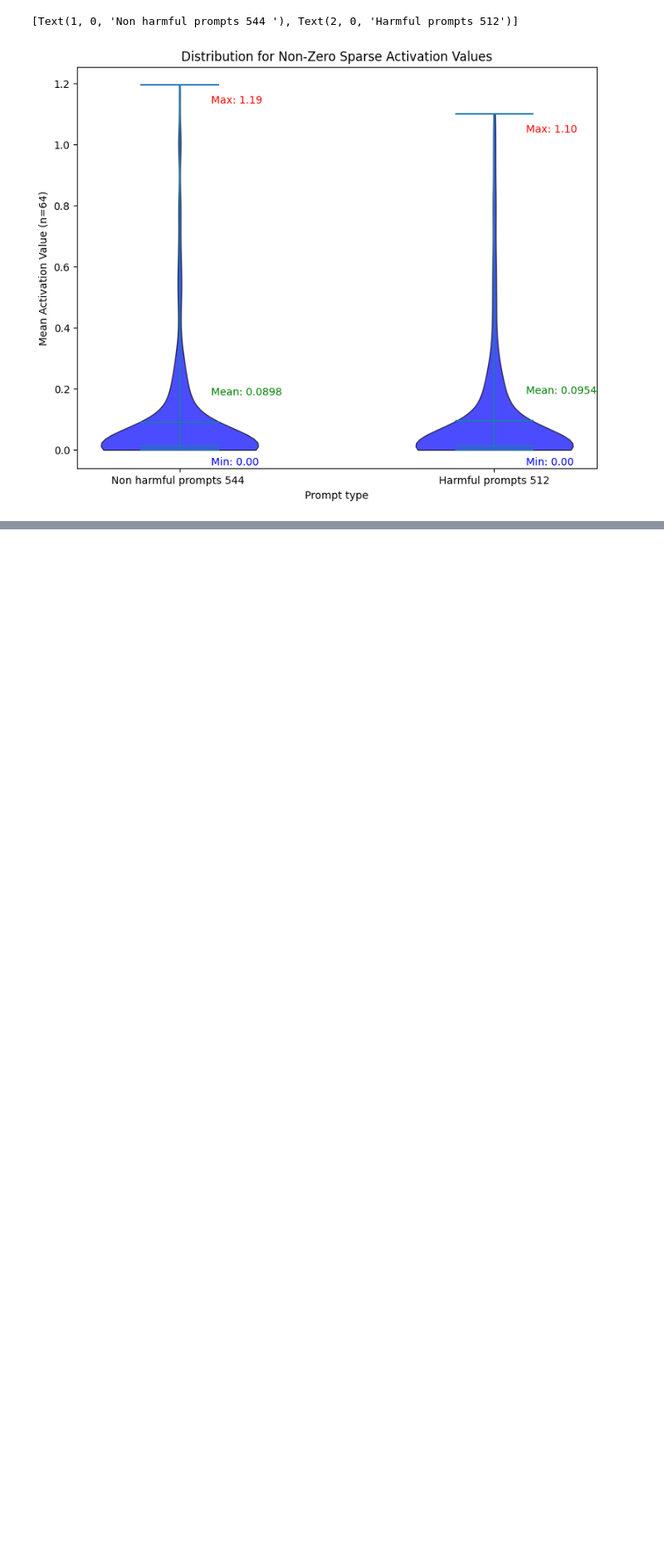
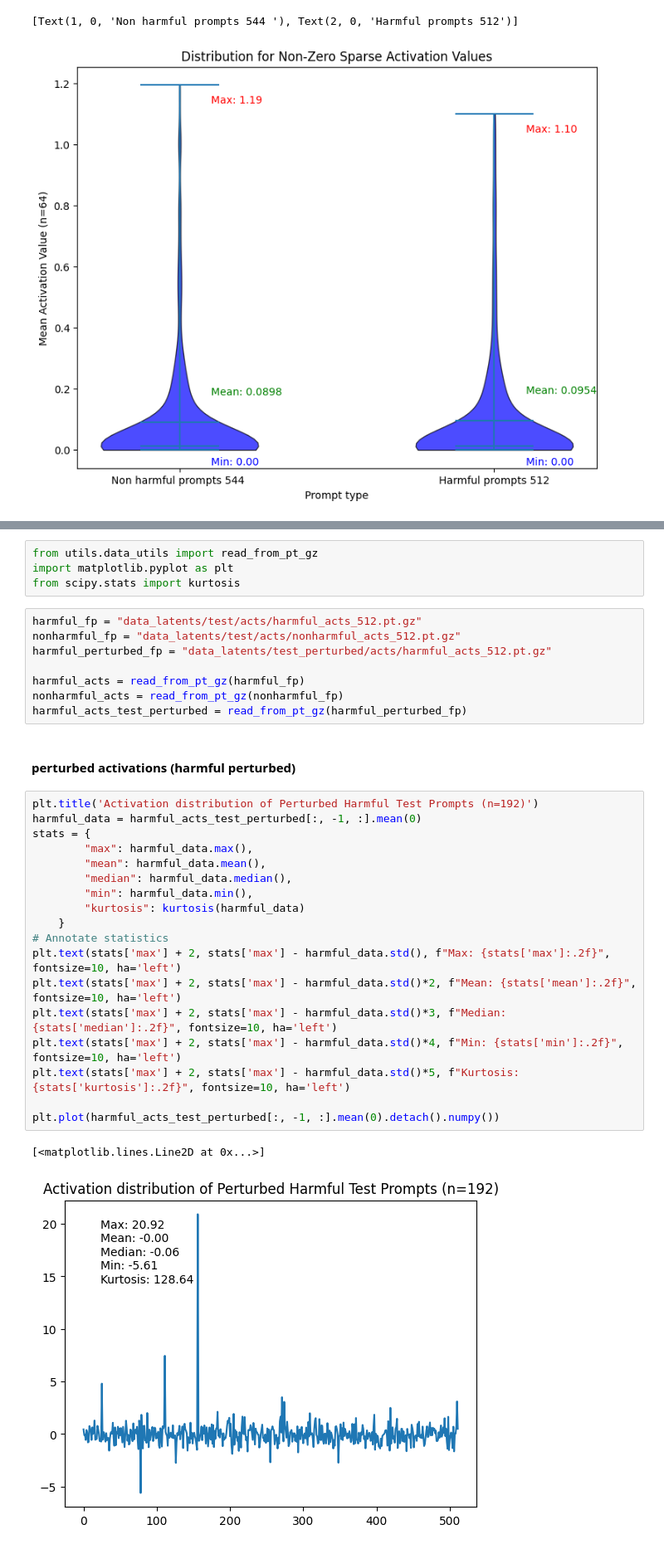
Before and after one commit to xinrose-lin/causal_interp_for_harm_detection, a Jupyter notebook: get_activations.ipynb, the cells around one changed output, grey strips where cells are left out. Shown: that part at 83% size. Drawn from its saved outputs; the diff is of its cells as text; blank space fills up the shorter version.

Commit message:
clean up data and activations code

```diff
--- a/get_activations.ipynb
+++ b/get_activations.ipynb
@@ -340,0 +347,35 @@ ax.set_xticklabels([f"Non harmful prompts (n={len(nonzero_nonharmful)})", f"Harm
+# %%
+from utils.data_utils import read_from_pt_gz
+import matplotlib.pyplot as plt
+from scipy.stats import kurtosis
+# %%
+harmful_fp = "data_latents/test/acts/harmful_acts_512.pt.gz"
+nonharmful_fp = "data_latents/test/acts/nonharmful_acts_512.pt.gz"
+harmful_perturbed_fp = "data_latents/test_perturbed/acts/harmful_acts_512.pt.gz"
+
+harmful_acts = read_from_pt_gz(harmful_fp)
+nonharmful_acts = read_from_pt_gz(nonharmful_fp)
+harmful_acts_test_perturbed = read_from_pt_gz(harmful_perturbed_fp)
+# %% [markdown]
+#### perturbed activations (harmful perturbed)
+# %%
+plt.title('Activation distribution of Perturbed Harmful Test Prompts (n=192)')
+harmful_data = harmful_acts_test_perturbed[:, -1, :].mean(0)
+stats = {
+        "max": harmful_data.max(),
+        "mean": harmful_data.mean(),
+        "median": harmful_data.median(),
+        "min": harmful_data.min(),
+        "kurtosis": kurtosis(harmful_data)
+    }
+# Annotate statistics
+plt.text(stats['max'] + 2, stats['max'] - harmful_data.std(), f"Max: {stats['max']:.2f}", fontsize=10, ha='left')
+plt.text(stats['max'] + 2, stats['max'] - harmful_data.std()*2, f"Mean: {stats['mean']:.2f}", fontsize=10, ha='left')
+plt.text(stats['max'] + 2, stats['max'] - harmful_data.std()*3, f"Median: {stats['median']:.2f}", fontsize=10, ha='left')
+plt.text(stats['max'] + 2, stats['max'] - harmful_data.std()*4, f"Min: {stats['min']:.2f}", fontsize=10, ha='left')
+plt.text(stats['max'] + 2, stats['max'] - harmful_data.std()*5, f"Kurtosis: {stats['kurtosis']:.2f}", fontsize=10, ha='left')
+
+plt.plot(harmful_acts_test_perturbed[:, -1, :].mean(0).detach().numpy())
+# %% [output]
+[<matplotlib.lines.Line2D at 0x...>]
+[figure, added]
```
Also changed, not shown: parts of 12 cells of this notebook, 3 other files.
